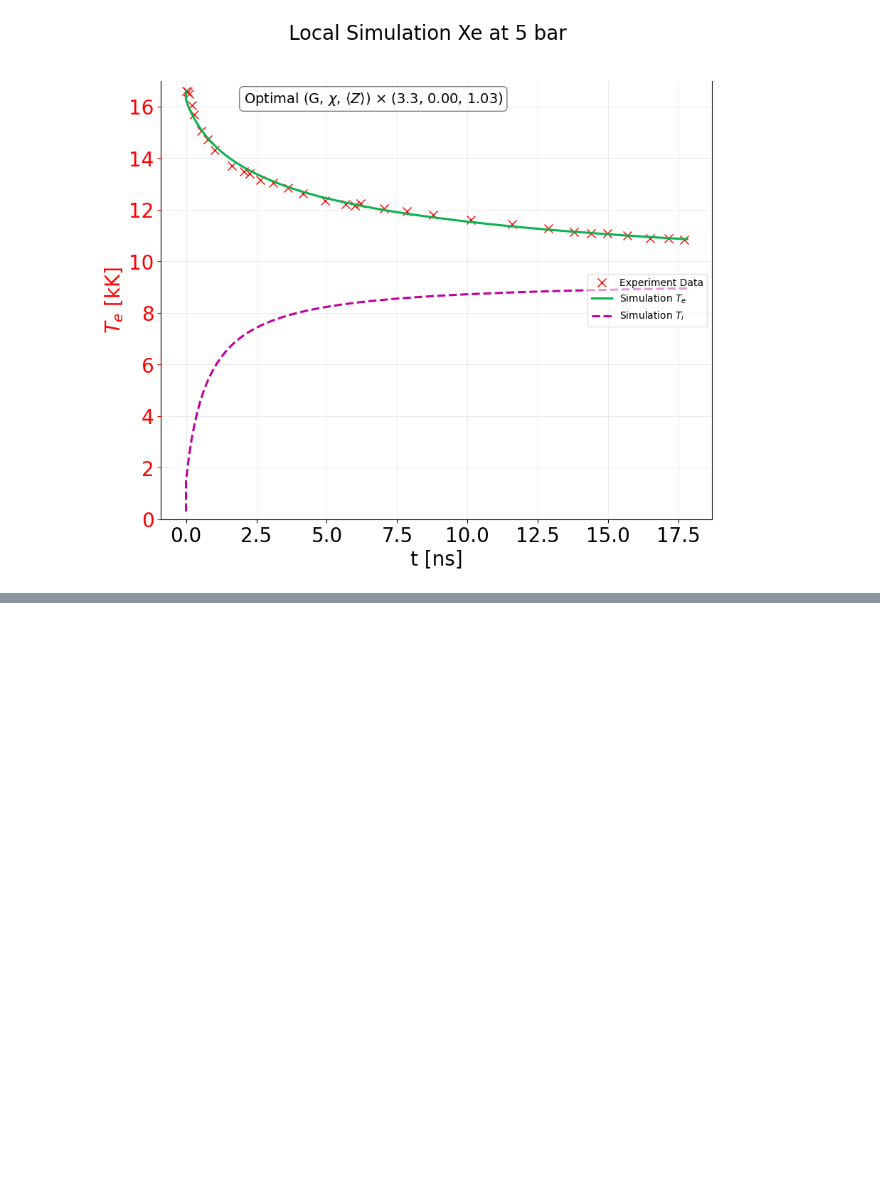
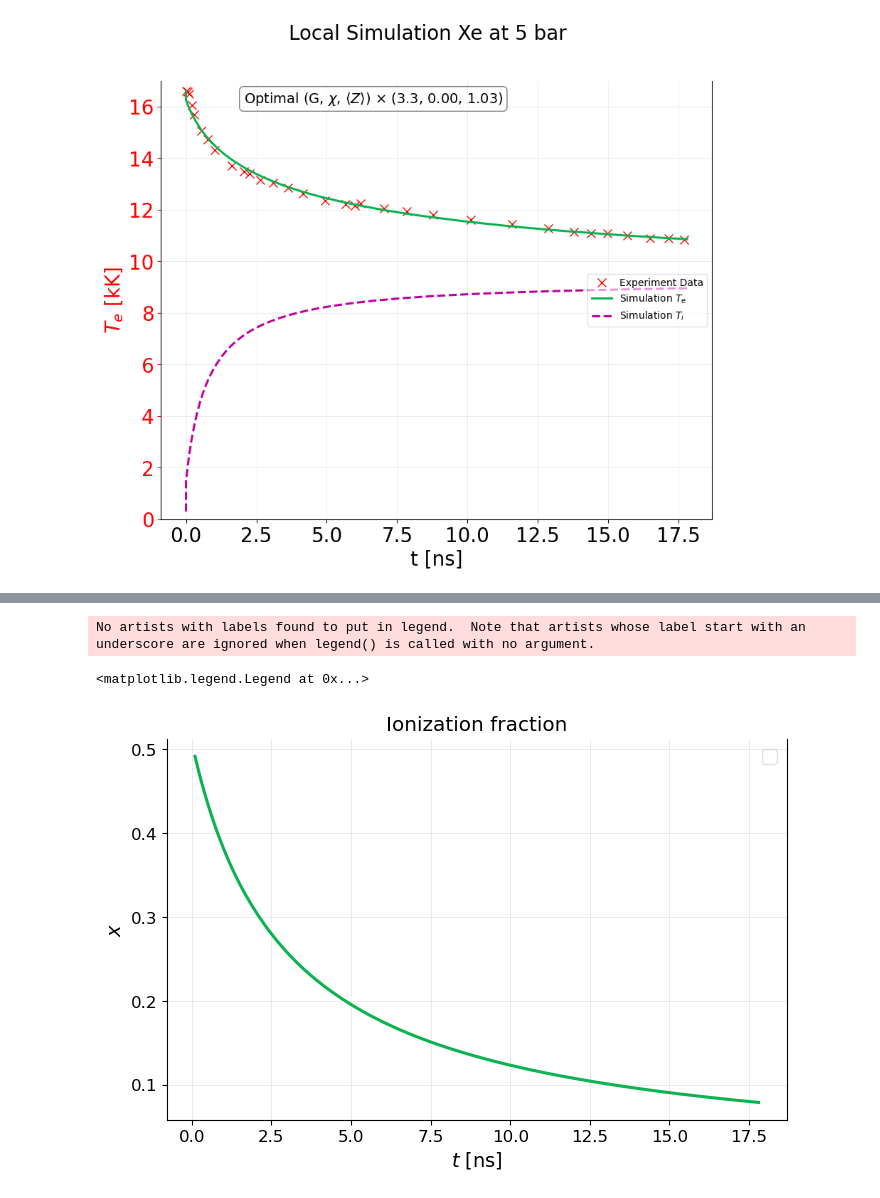
Before and after one commit to MurilloGroupMSU/Two-Temperature-Model, a Jupyter notebook: jupyter/Local_model_solver/Local_Model_ODE.ipynb, the cells around one changed output, grey strips where cells are left out. Cells and saved outputs as stored; diff of their text form; code cells hidden in the pictures; blank space fills up the shorter version.

```diff
--- a/jupyter/Local_model_solver/Local_Model_ODE.ipynb
+++ b/jupyter/Local_model_solver/Local_Model_ODE.ipynb
@@ -232,6 +302,6 @@ Text(0.15, 0.95, 'Optimal (G, $\\chi$, $\\langle Z \\rangle$) $\\times$ (3.3, 0.
 # %%
 
-rescalers = 1, 0, 6 # G, χ, Zbar
+rescalers = 1,0,1 # G, χ, Zbar
 
 Zbar_func, χ_func = make_ionization_function(Z, n_i, χ_rescale = rescalers[1], Zbar_rescale = rescalers[2])
 
@@ -251,0 +310,20 @@ plasma.Zbar_list[0],plasma.Zbar_list[-1]
+# %%
+fig, ax = plt.subplots()
+
+τei = 1/(plasma.G_list[t_slice]/(3/2*k_B*n_i))*1e9
+τie = 1/(plasma.G_list[t_slice]/(3/2*k_B*n_i*plasma.Zbar_list[t_slice] ))*1e9
+
+# ax.plot(plasma.t_saved_list[t_slice]*1e9, τei*plasma.Zbar_list[t_slice], label=r'$x (3/2 k_B n_i)/G$')
+# ax.plot(plasma.t_saved_list[t_slice]*1e9, τie*plasma.Zbar_list[t_slice], label=r'$x (3/2 k_B n_e)/G$')
+ax.plot(plasma.t_saved_list[t_slice]*1e9, plasma.Zbar_list[t_slice])
+
+ax.set_ylabel(r'$\tau_{ei} [ns]$')
+ax.set_ylabel(r'$x$')
+ax.set_xlabel(r"$t$ [ns]")
+# ax.set_title("Ion temperature relaxation time")
+ax.set_title("Ionization fraction")
+ax.legend(fontsize=14)
+# %% [output]
+No artists with labels found to put in legend.  Note that artists whose label start with an underscore are ignored when legend() is called with no argument.
+<matplotlib.legend.Legend at 0x...>
+[figure, added]
```
Also changed, not shown: parts of 23 cells of this notebook, 6 other files.
